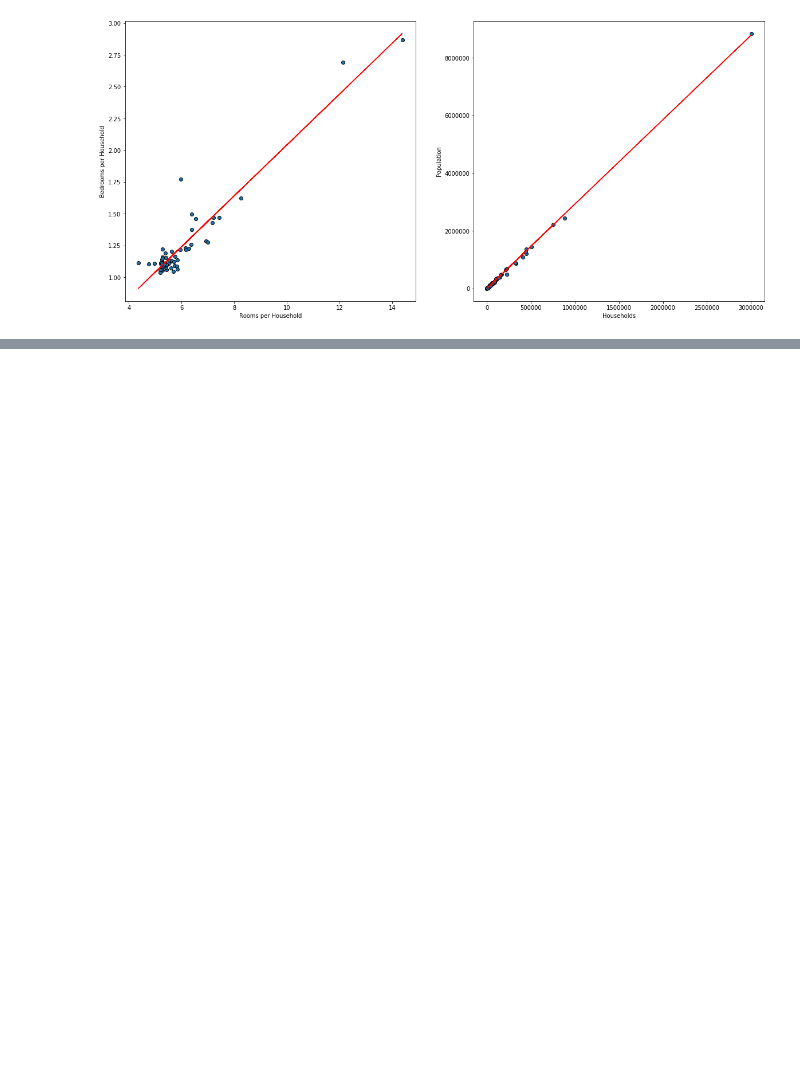
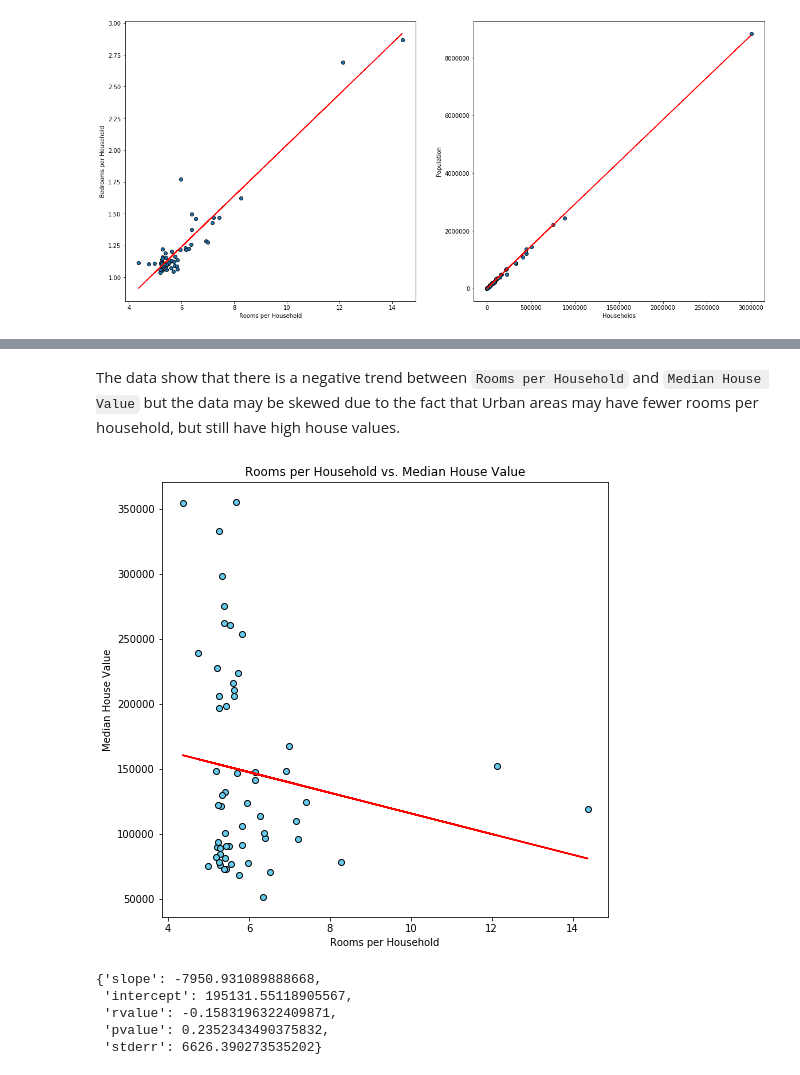
Before and after one commit to phamkdaniel/Cali-Housing-Project, a Jupyter notebook: analysis.ipynb, the cells around one changed output, grey strips where cells are left out. Saved outputs shown, nothing was run; the diff lists cells and outputs as text; code cells hidden in the pictures; blank space fills up the shorter version.

```diff
--- a/analysis.ipynb
+++ b/analysis.ipynb
@@ -169,0 +206,12 @@ scatter(county_rooms_per_household, county_house_age, labels=labels)
+# %% [markdown]
+The data show that there is a negative trend between `Rooms per Household` and `Median House Value` but the data may be skewed due to the fact that Urban areas may have fewer rooms per household, but still have high house values.
+# %%
+labels = ["Rooms per Household", "Median House Value"]
+scatter(county_rooms_per_household, county_house_value, labels=labels, reg=True)
+# %% [output]
+[figure, added]
+{'slope': -7950.931089888668,
+ 'intercept': 195131.55118905567,
+ 'rvalue': -0.1583196322409871,
+ 'pvalue': 0.2352343490375832,
+ 'stderr': 6626.390273535202}
```
Also changed, not shown: parts of 22 cells of this notebook.
